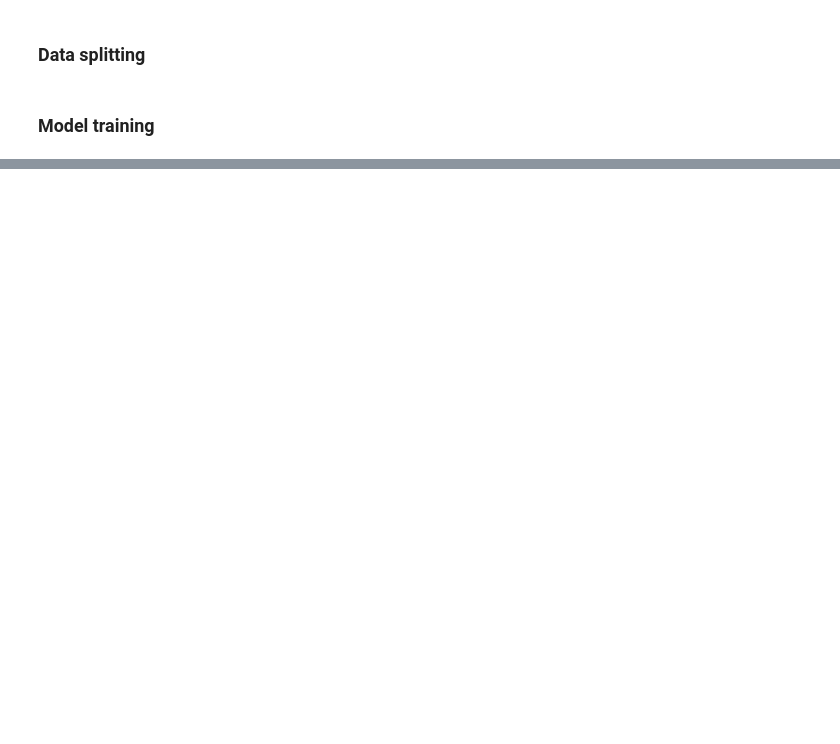
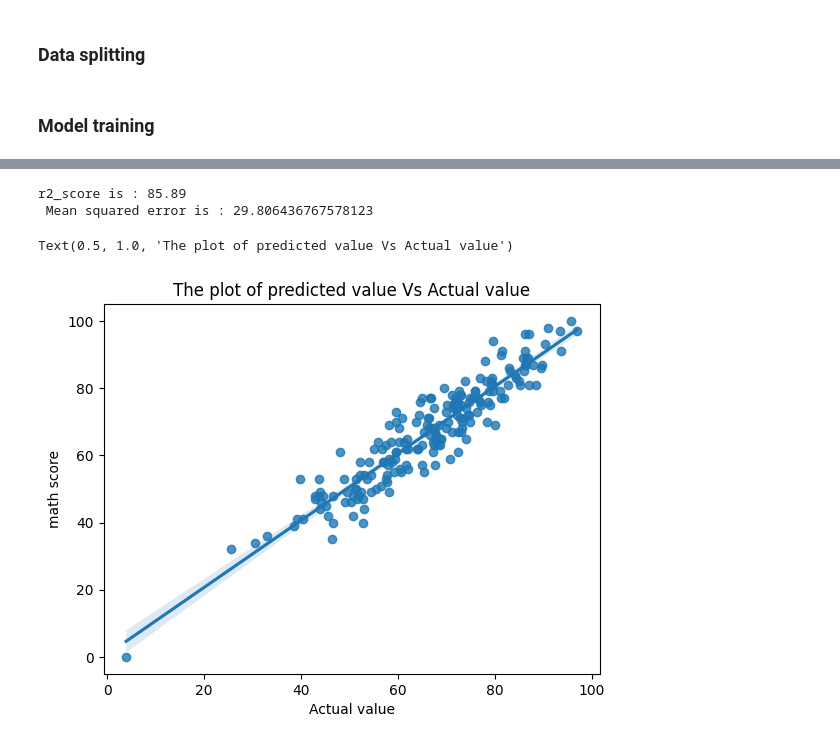
Before and after one commit to Kolawoler/Student_ML_Project, a Jupyter notebook: Notebook/Model Training.ipynb, the cells around one changed output, grey strips where cells are left out. Saved outputs shown, nothing was run; the diff lists cells and outputs as text; code cells hidden in the pictures; blank space fills up the shorter version.

Commit message:
EDA and Model training

```diff
--- a/Notebook/Model Training.ipynb
+++ b/Notebook/Model Training.ipynb
@@ -373,9 +87,0 @@ for alpha in alphas:
-# %%
-alphas = [0.00000000001, .0001,.001, .01, 1, 10, 100, 1000]
-for alpha in alphas:
-    Lasso_model = Lasso(alpha)
-    Lasso_model.fit(X_train, Y_train)
-    Lasso_predict = Lasso_model.predict(X_test)
-    r2_score_ = r2_score(Lasso_predict, Y_test)
-    print(alpha)
-    print(r2_score_, end= "\n")
@@ -399,8 +87,0 @@ for alpha in alphas:
-# %%
-Rf_model = RandomForestRegressor()
-
-Rf_model.fit(X_train, Y_train)
-
-rf_predict = Rf_model.predict(X_test)
-
-r2_score(rf_predict, Y_test)
@@ -409,11 +87,0 @@ r2_score(rf_predict, Y_test)
-# %%
-scaler = StandardScaler()
-X_scaler = scaler.fit_transform(X_train)
-
-
-
-r_f_model.fit(X_scaler, Y_train)
-
-Y_predict_3 = r_f_model.predict((X_test))
-
-print(r2_score(Y_predict_3, Y_test))
@@ -421,0 +139,21 @@ print(r2_score(Y_predict_3, Y_test))
+# %%
+Linear_model = LinearRegression(fit_intercept= True)
+Linear_model.fit(X_train, Y_train)
+
+Y_predicted = Linear_model.predict(X_test)
+
+r2_score_ = r2_score(Y_predicted , Y_test)
+MSE = mean_squared_error(Y_predicted , Y_test)
+
+print(f'r2_score is : {r2_score_ * 100:.2f}' ,  "\n", "Mean squared error is :", MSE)
+# %% [output]
+r2_score is : 85.89
+ Mean squared error is : 29.806436767578123
+# %%
+sb.regplot(x = Y_predicted, y = Y_test)
+plt.xlabel("Predicted value")
+plt.xlabel("Actual value")
+plt.title("The plot of predicted value Vs Actual value");
+# %% [output]
+Text(0.5, 1.0, 'The plot of predicted value Vs Actual value')
+[figure, added]
```
Also changed, not shown: parts of 59 cells of this notebook.
